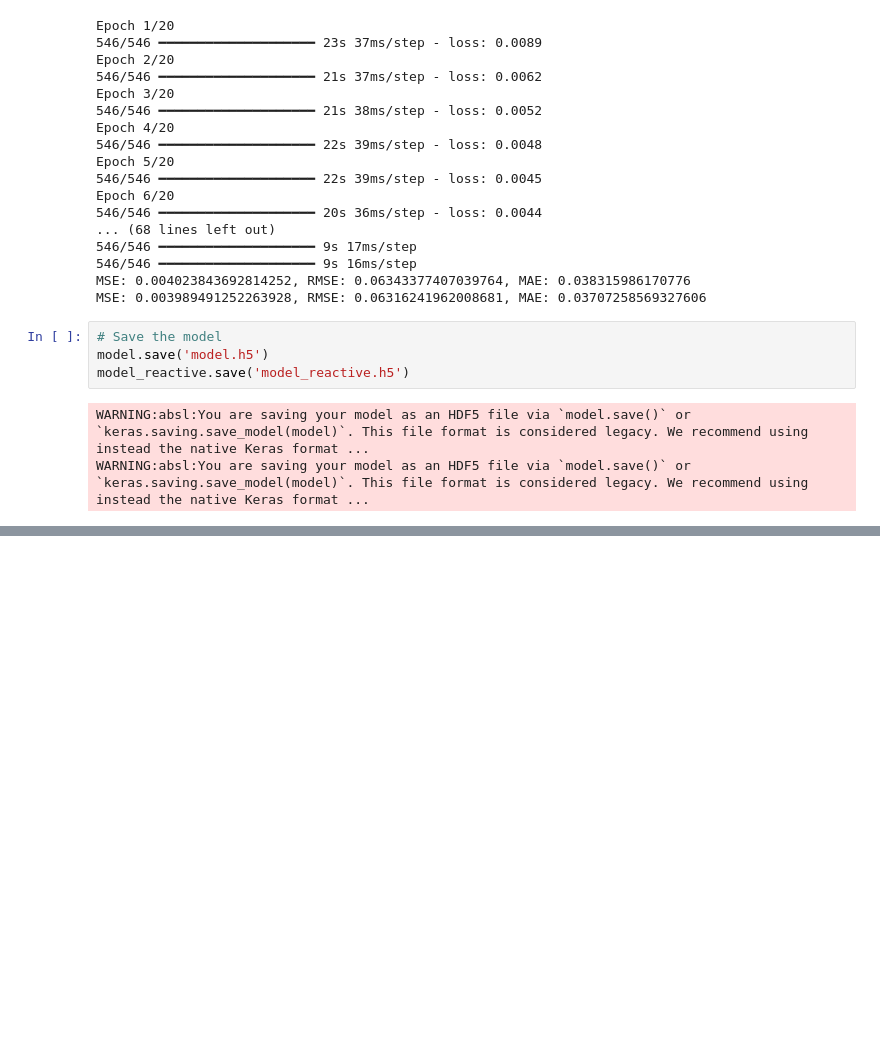
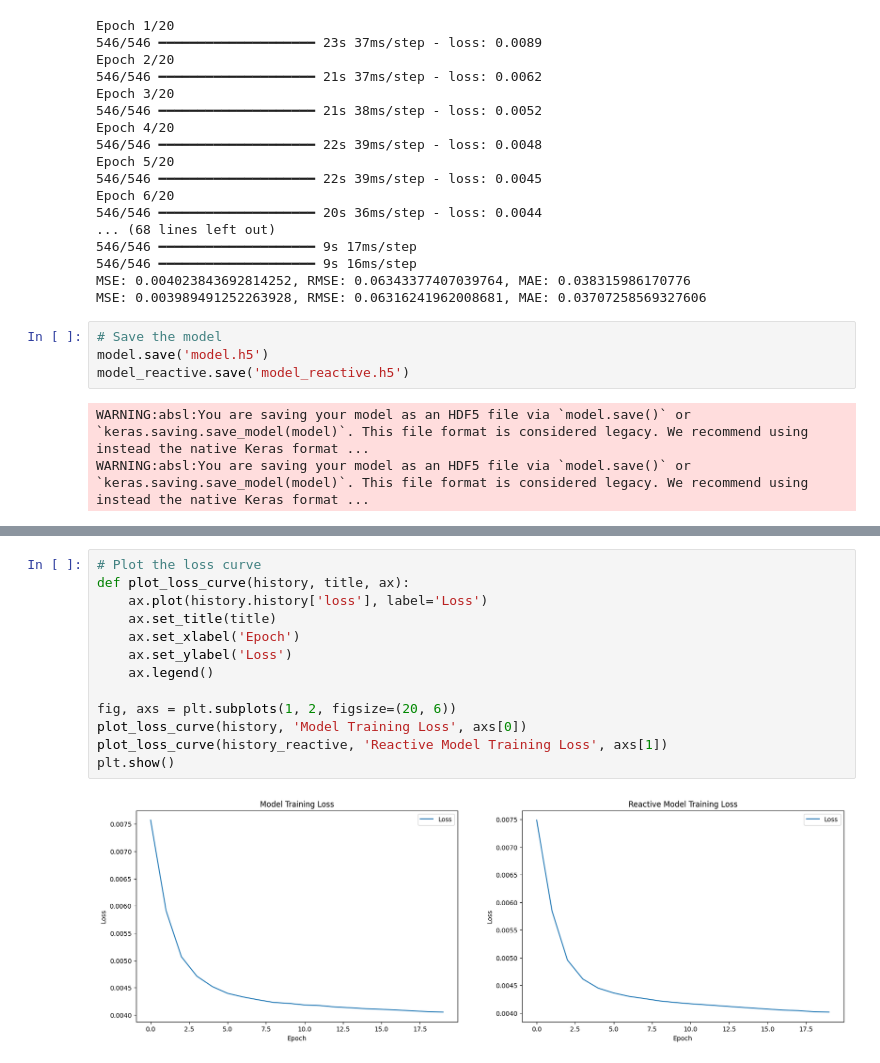
Before and after one commit to cxlanyagege/FEIT-Hackathon-2024, a Jupyter notebook: lstm.ipynb, the cells around one changed output, grey strips where cells are left out. Saved outputs shown, nothing was run; the diff lists cells and outputs as text; blank space fills up the shorter version.

```diff
--- a/lstm.ipynb
+++ b/lstm.ipynb
@@ -158,3 +158,18 @@ plt.show()
 # %% [output]
 [figure]
 [figure]
+# %%
+# Plot the loss curve
+def plot_loss_curve(history, title, ax):
+    ax.plot(history.history['loss'], label='Loss')
+    ax.set_title(title)
+    ax.set_xlabel('Epoch')
+    ax.set_ylabel('Loss')
+    ax.legend()
+
+fig, axs = plt.subplots(1, 2, figsize=(20, 6))
+plot_loss_curve(history, 'Model Training Loss', axs[0])
+plot_loss_curve(history_reactive, 'Reactive Model Training Loss', axs[1])
+plt.show()
+# %% [output]
+[figure, added]
```
Also changed, not shown: parts of 2 cells of this notebook, 1 other file.
